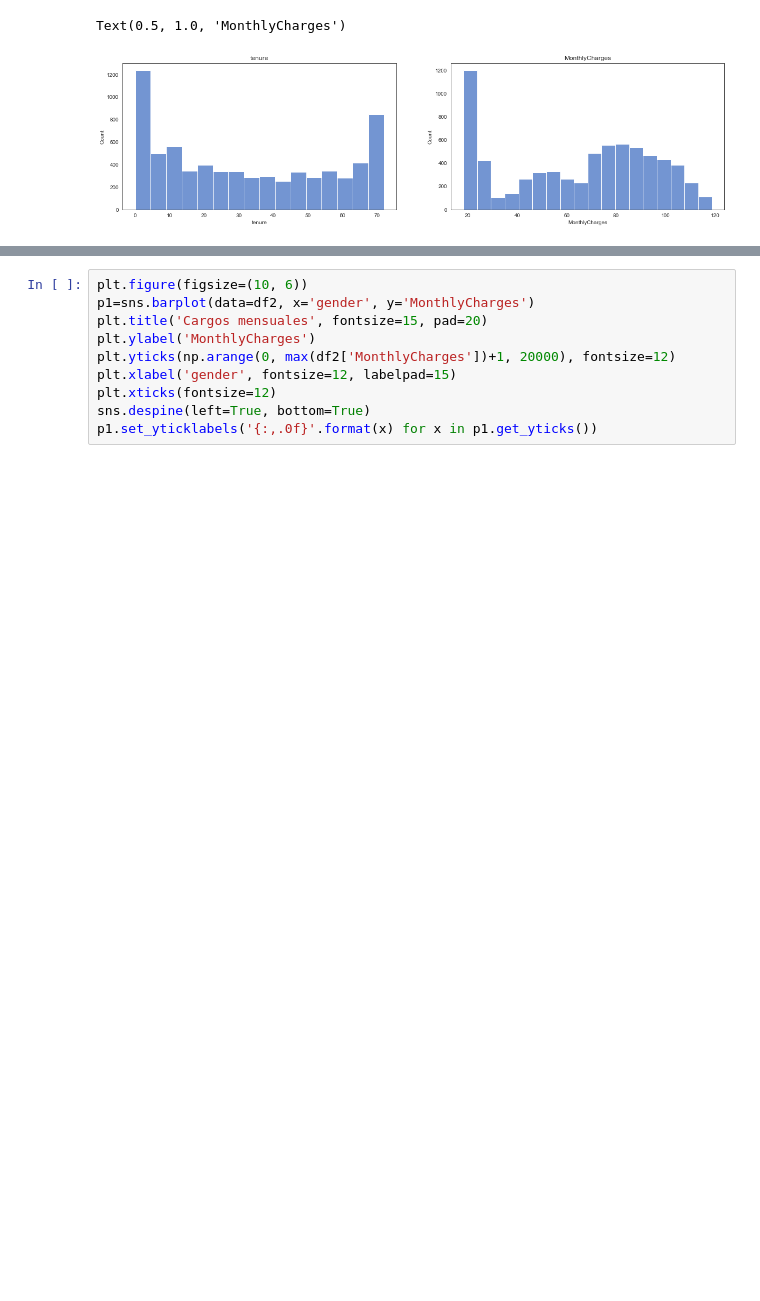
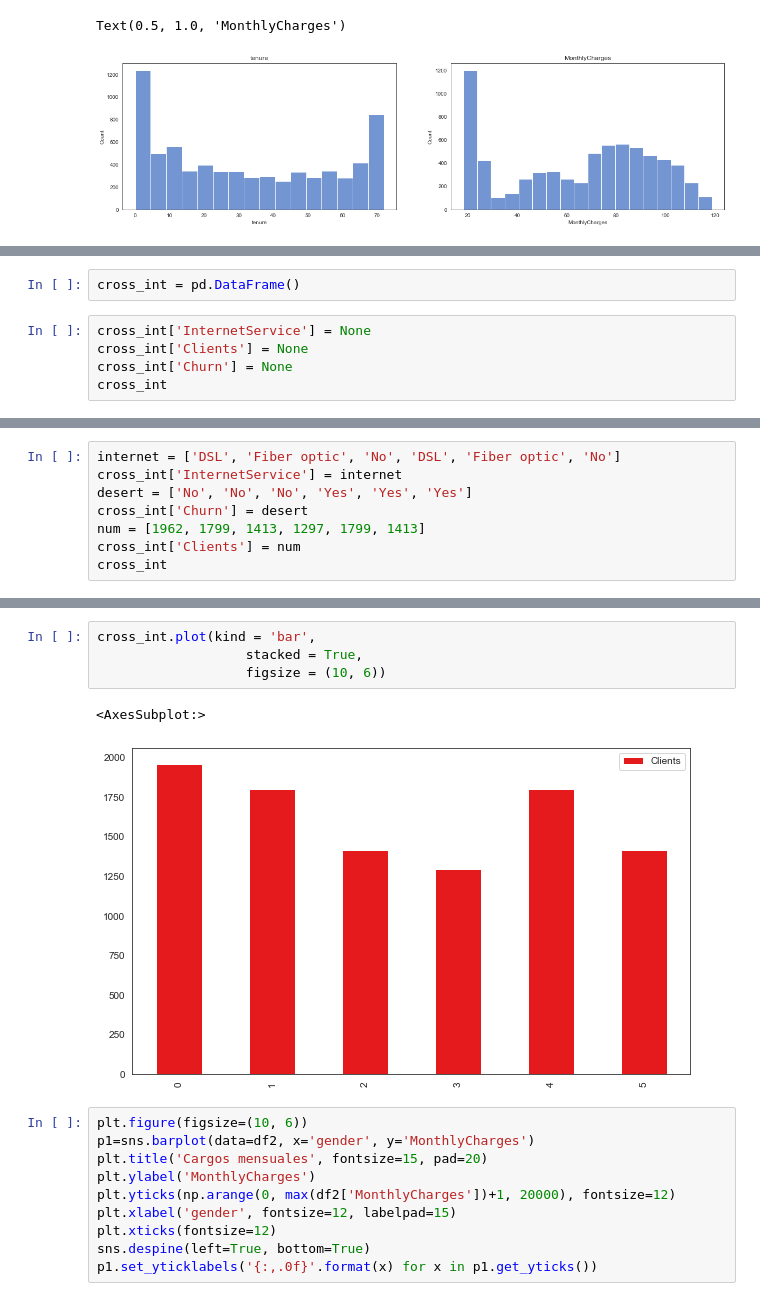
Before and after one commit to Martino94/Coding_Dojo, a Jupyter notebook: Modelo_churn/ProyectoII.ipynb, the cells around one changed output, grey strips where cells are left out. Cells and saved outputs as stored; diff of their text form; blank space fills up the shorter version.

```diff
--- a/Modelo_churn/ProyectoII.ipynb
+++ b/Modelo_churn/ProyectoII.ipynb
@@ -152,0 +229,7 @@ df2.head()
+# %%
+cross_int = pd.DataFrame()
+# %%
+cross_int['InternetService'] = None
+cross_int['Clients'] = None
+cross_int['Churn'] = None
+cross_int
@@ -152,0 +238,8 @@ df2.head()
+# %%
+internet = ['DSL', 'Fiber optic', 'No', 'DSL', 'Fiber optic', 'No']
+cross_int['InternetService'] = internet
+desert = ['No', 'No', 'No', 'Yes', 'Yes', 'Yes']
+cross_int['Churn'] = desert
+num = [1962, 1799, 1413, 1297, 1799, 1413]
+cross_int['Clients'] = num
+cross_int
@@ -153,3 +254,10 @@ df2.head()
+# %%
+cross_int.plot(kind = 'bar',
+                   stacked = True,
+                   figsize = (10, 6))
+# %% [output]
+<AxesSubplot:>
+[figure, added]
 # %%
 plt.figure(figsize=(10, 6))
 p1=sns.barplot(data=df2, x='gender', y='MonthlyCharges')
```
Also changed, not shown: parts of 42 cells of this notebook, 1 other file.
